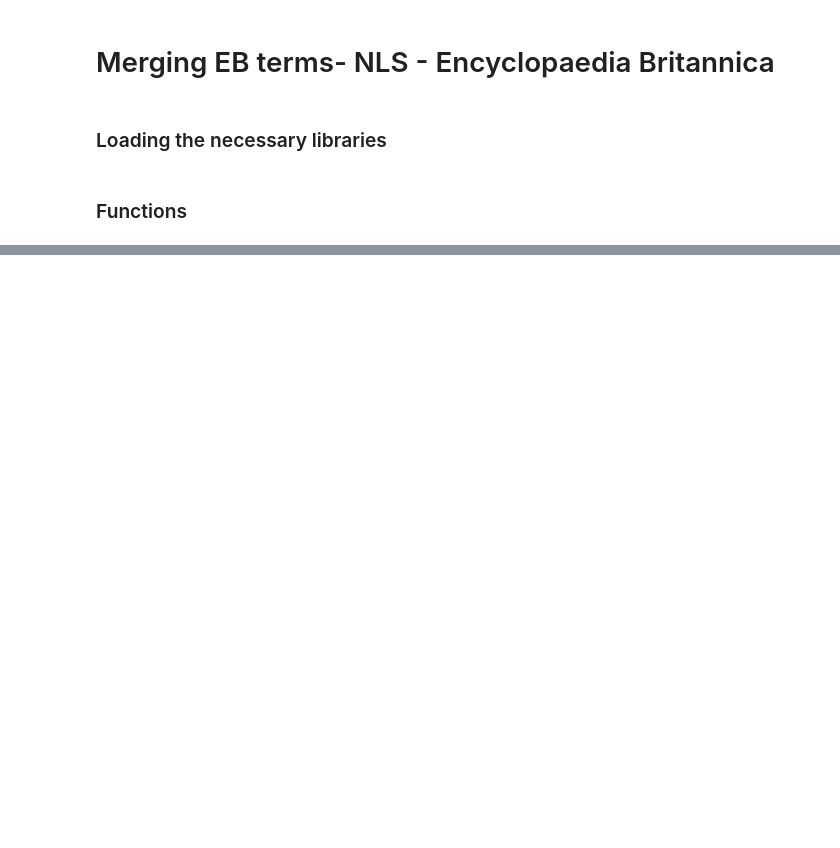
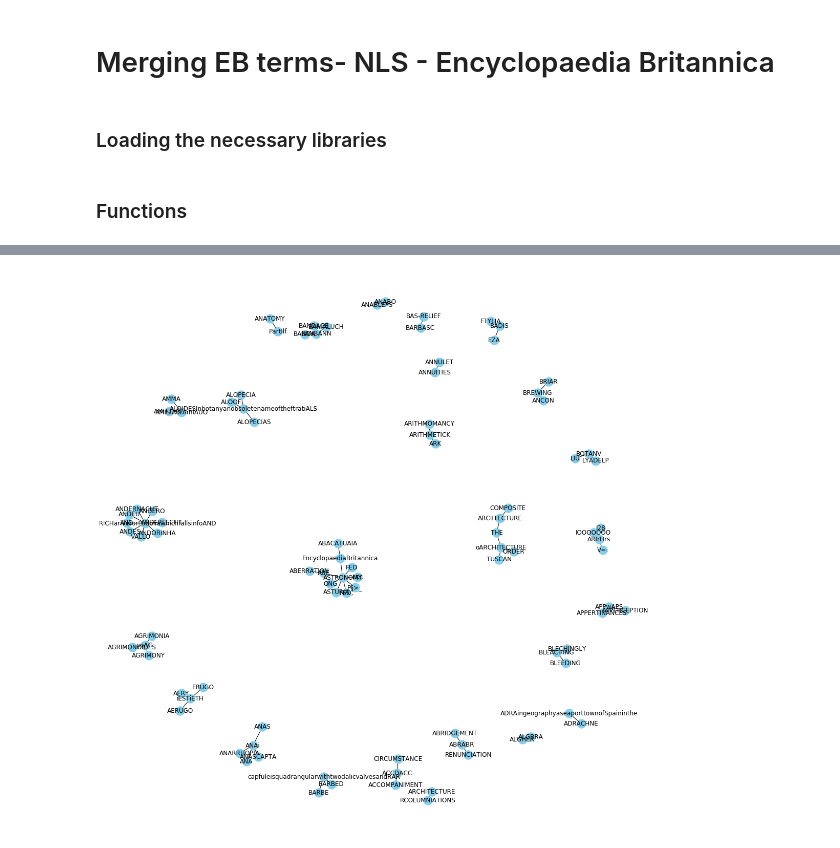
Before and after one commit to francesNLP/defoe_visualization, a Jupyter notebook: NLS/Merging_EB_Terms.ipynb, the cells around one changed output, grey strips where cells are left out. Saved outputs shown, nothing was run; the diff lists cells and outputs as text; code cells hidden in the pictures; blank space fills up the shorter version.

```diff
--- a/NLS/Merging_EB_Terms.ipynb
+++ b/NLS/Merging_EB_Terms.ipynb
@@ -140,0 +203,8 @@ df.iloc[0][1]
+# %%
+plt.figure(figsize=(15,15))
+
+pos = nx.spring_layout(graph_df)
+nx.draw(graph_df, with_labels=True, node_color='skyblue', edge_cmap=plt.cm.Blues, pos = pos)
+plt.show()
+# %% [output]
+[figure, added]
```
Also changed, not shown: parts of 16 cells of this notebook, 2 other files.
